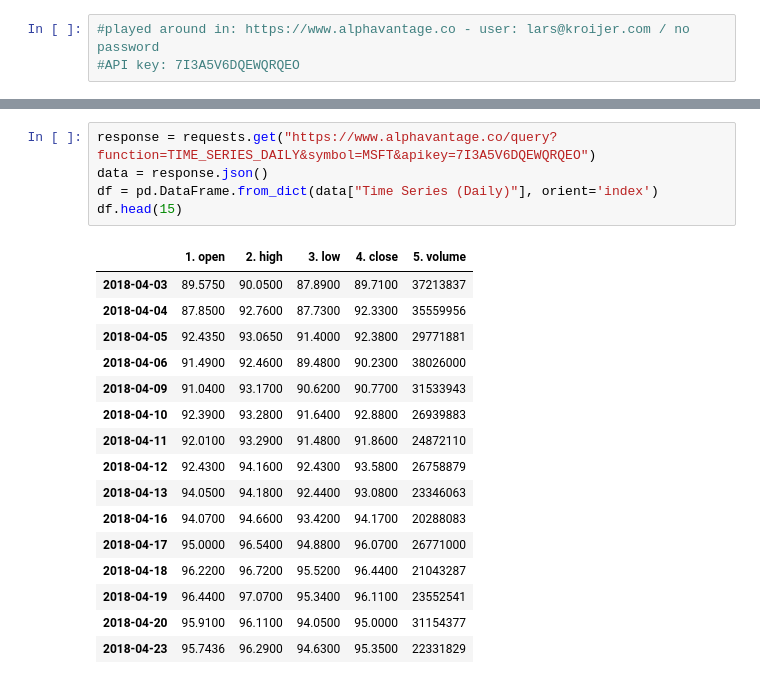
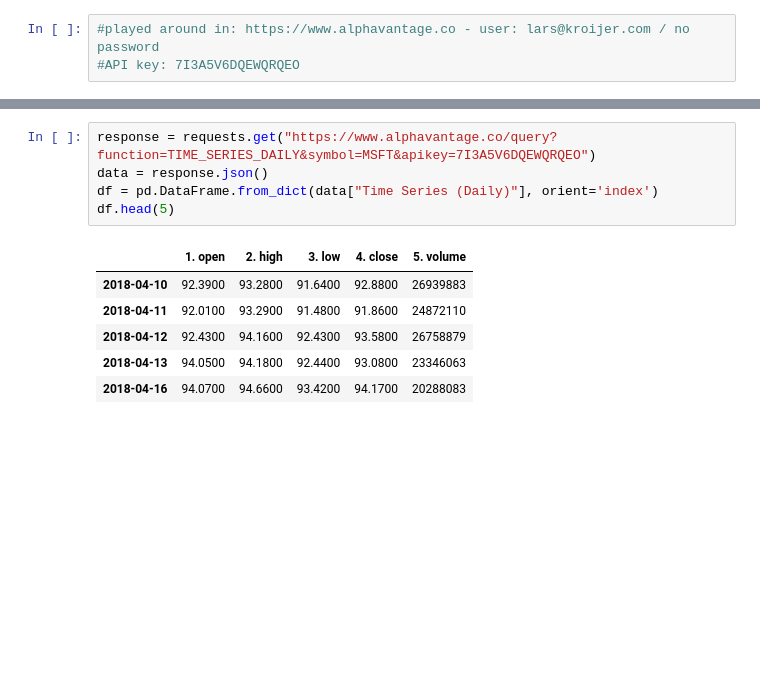
Before and after one commit to larsk123/ipython_api_stuff, a Jupyter notebook: Trying to structure API data in panda dataframe.ipynb, the cells around one changed output, grey strips where cells are left out. Saved outputs shown, nothing was run; the diff lists cells and outputs as text; blank space fills up the shorter version.

```diff
--- a/Trying to structure API data in panda dataframe.ipynb
+++ b/Trying to structure API data in panda dataframe.ipynb
@@ -99,22 +153,12 @@ df.head(10)
 # %%
 response = requests.get("https://www.alphavantage.co/query?function=TIME_SERIES_DAILY&symbol=MSFT&apikey=7I3A5V6DQEWQRQEO")
 data = response.json()
 df = pd.DataFrame.from_dict(data["Time Series (Daily)"], orient='index')
-df.head(15)
+df.head(5)
 # %% [output]
 |  | 1. open | 2. high | 3. low | 4. close | 5. volume |
-| 2018-04-03 | 89.5750 | 90.0500 | 87.8900 | 89.7100 | 37213837 |
-| 2018-04-04 | 87.8500 | 92.7600 | 87.7300 | 92.3300 | 35559956 |
-| 2018-04-05 | 92.4350 | 93.0650 | 91.4000 | 92.3800 | 29771881 |
-| 2018-04-06 | 91.4900 | 92.4600 | 89.4800 | 90.2300 | 38026000 |
-| 2018-04-09 | 91.0400 | 93.1700 | 90.6200 | 90.7700 | 31533943 |
 | 2018-04-10 | 92.3900 | 93.2800 | 91.6400 | 92.8800 | 26939883 |
 | 2018-04-11 | 92.0100 | 93.2900 | 91.4800 | 91.8600 | 24872110 |
 | 2018-04-12 | 92.4300 | 94.1600 | 92.4300 | 93.5800 | 26758879 |
 | 2018-04-13 | 94.0500 | 94.1800 | 92.4400 | 93.0800 | 23346063 |
 | 2018-04-16 | 94.0700 | 94.6600 | 93.4200 | 94.1700 | 20288083 |
-| 2018-04-17 | 95.0000 | 96.5400 | 94.8800 | 96.0700 | 26771000 |
-| 2018-04-18 | 96.2200 | 96.7200 | 95.5200 | 96.4400 | 21043287 |
-| 2018-04-19 | 96.4400 | 97.0700 | 95.3400 | 96.1100 | 23552541 |
-| 2018-04-20 | 95.9100 | 96.1100 | 94.0500 | 95.0000 | 31154377 |
-| 2018-04-23 | 95.7436 | 96.2900 | 94.6300 | 95.3500 | 22331829 |
```
Also changed, not shown: parts of 18 cells of this notebook.
